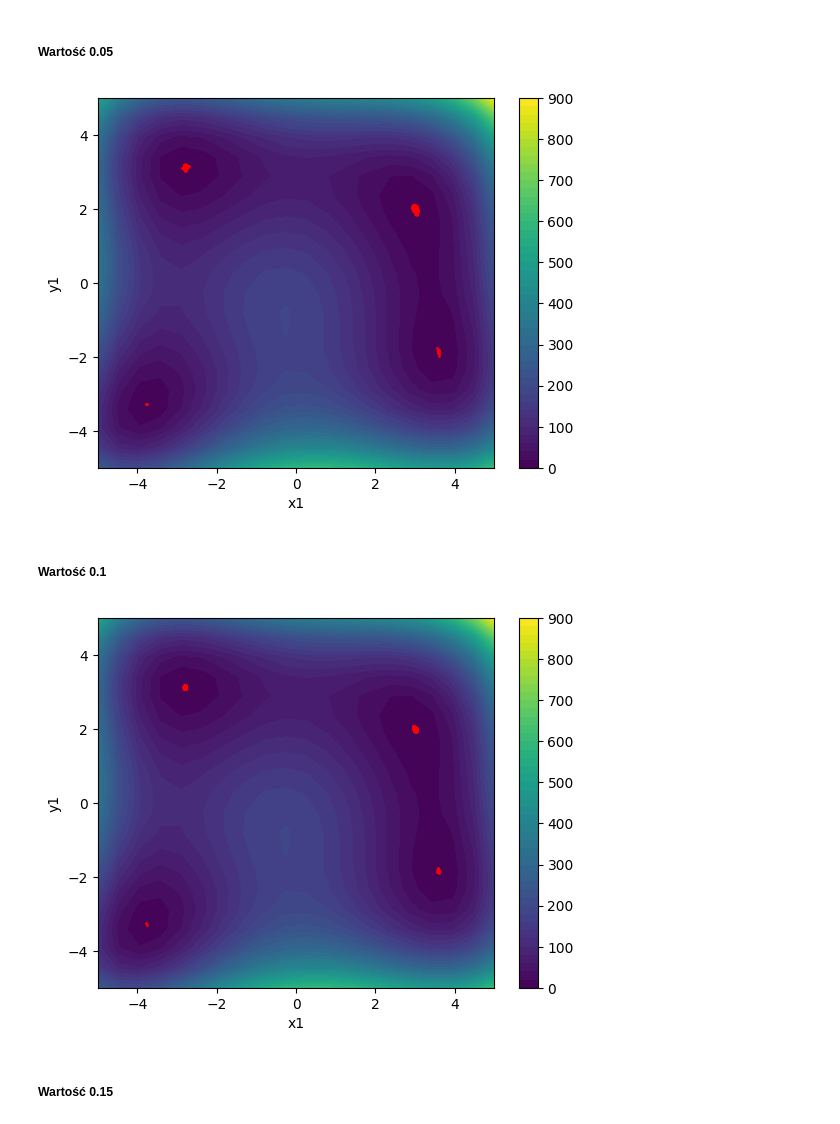
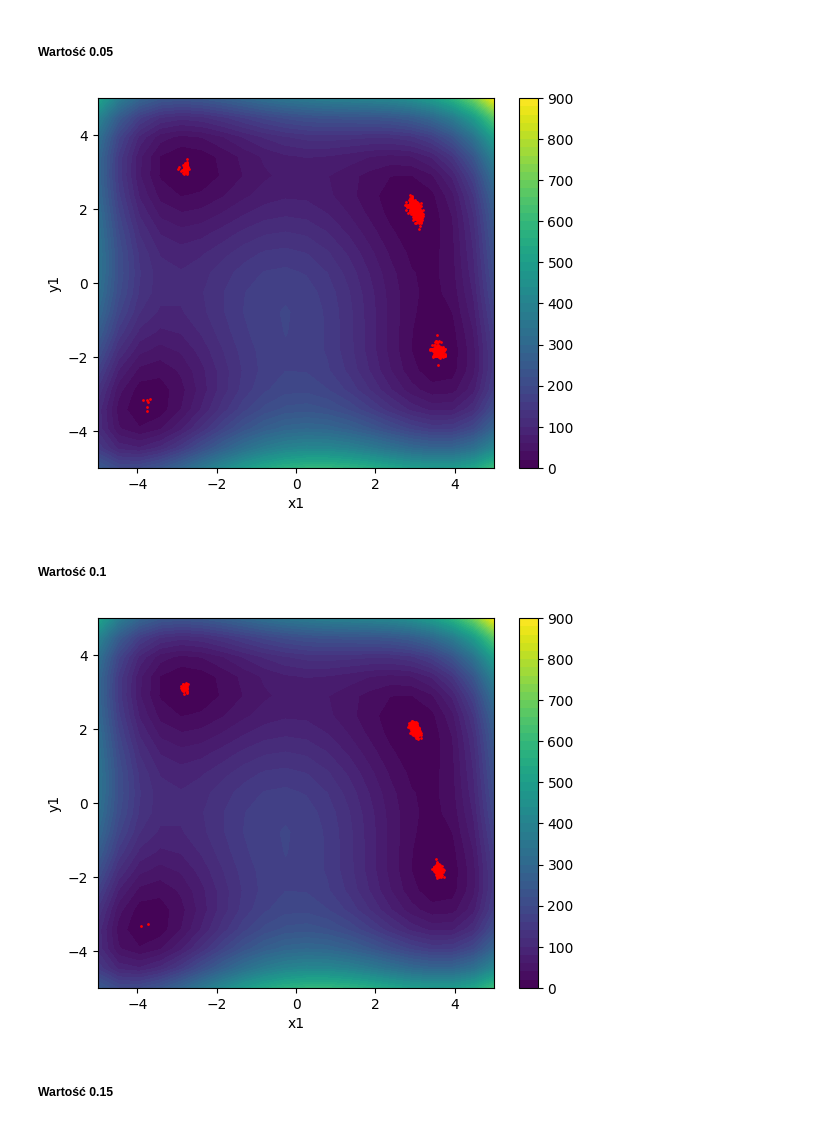
Before and after one commit to maksnowak/evolutionary-algorithm, a Jupyter notebook: zad2.ipynb, the cells around one changed output. Cells and saved outputs as stored; diff of their text form; code cells hidden in the pictures.

```diff
--- a/zad2.ipynb
+++ b/zad2.ipynb
@@ -70,7 +70,7 @@ def reproduction(population, rating):
 def crossing(population, crossover_prob):
     results = []
     parents_list = population.copy()
-    for i in range(0, len(population) - 1, 2):
+    for _ in range(0, len(population) - 1, 2):
         crossover_value = random.uniform(0, 1)
         parent1, parent2 = random.sample(parents_list, 2)
         parents_list.remove(parent1)
@@ -304,15 +341,15 @@ plot_results(even_individuals, rate, 0.8, 0.5, 0.01, 100, 1000)
 # %% [markdown]
 ##### Wartość 0.05
 # %%
-plot_results(even_individuals, rate, 0.8, 0.5, 0.05, 100, 1000)
+plot_results(distributed_individuals, rate, 0.8, 1.5, 0.05, 100, 1000)
 # %% [output]
-[figure, old version]
+[figure, new version]
 # %% [markdown]
 ##### Wartość 0.1
 # %%
-plot_results(even_individuals, rate, 0.8, 0.5, 0.1, 100, 1000)
+plot_results(distributed_individuals, rate, 0.8, 1.5, 0.1, 100, 1000)
 # %% [output]
-[figure, old version]
+[figure, new version]
 # %% [markdown]
 ##### Wartość 0.15
 # %%
```
Also changed, not shown: parts of 48 cells of this notebook.
